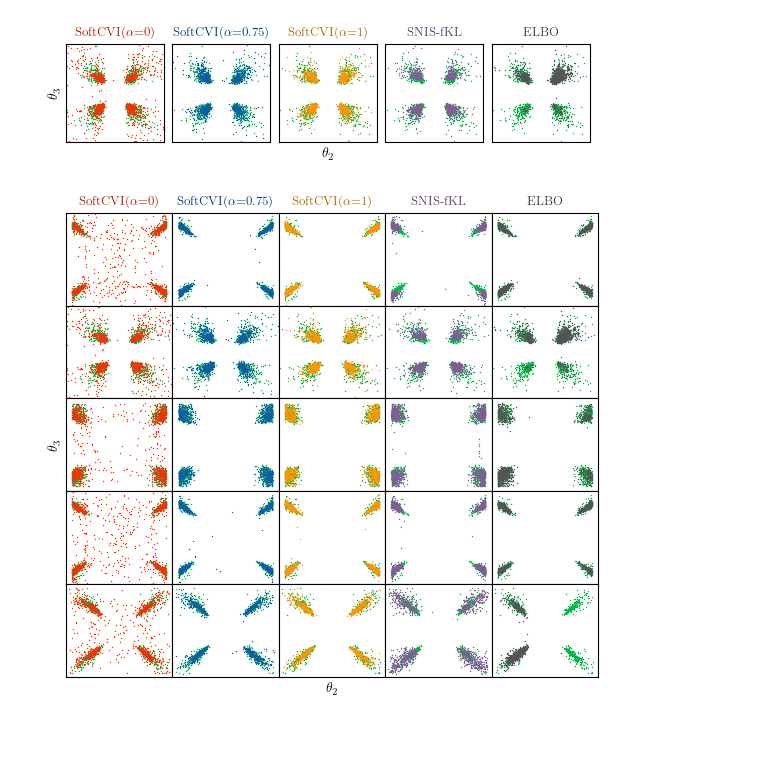
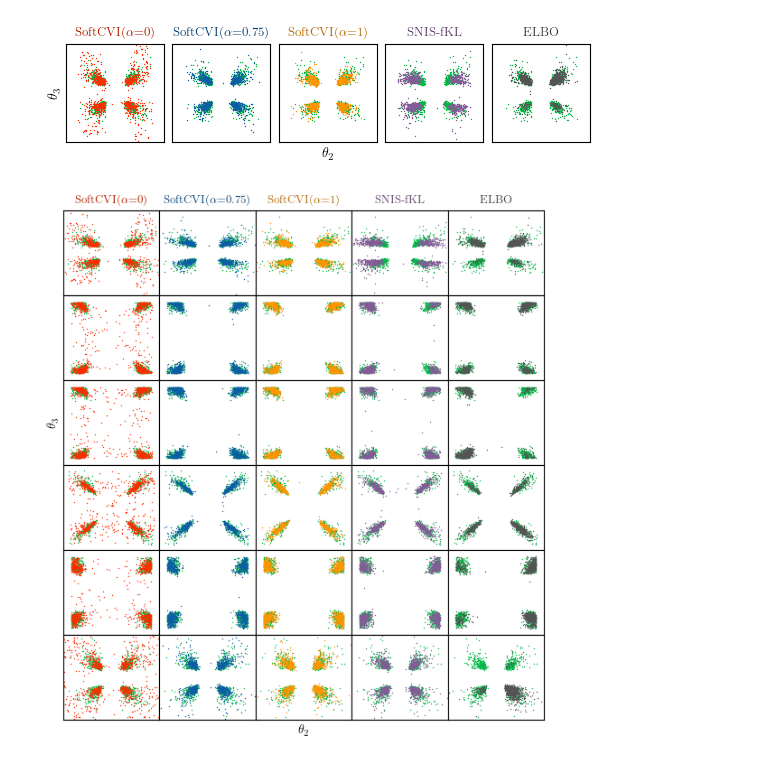
Before and after one commit to danielward27/softcvi_validation, a Jupyter notebook: plots/plot_individual_runs.ipynb, the cells around one changed output. Drawn from its saved outputs; the diff is of its cells as text; code cells hidden in the pictures; blank space fills up the shorter version.

Commit message:
Remake plots with 50 runs

```diff
--- a/plots/plot_individual_runs.ipynb
+++ b/plots/plot_individual_runs.ipynb
@@ -23,7 +23,7 @@ hyperparam_str = "k=8_negative=proposal"
 
 task_samples = []
 
-for seed in range(5):  # Just first 5 runs
+for seed in range(10):  # Just load first 10 runs
     task_samps = {
         task: {
             method_name: dict(
@@ -135,7 +135,7 @@ plt.savefig(f"plots/plots/single_run_boxplots_{hyperparam_str}.pdf")
 ## For SLCP we focus on the posterior marginal showing the four modes
 from copy import deepcopy
 
-samples = deepcopy(task_samples[1]["slcp"])
+samples = deepcopy(task_samples[0]["slcp"])
 true_samples = samples.pop("True")
 
 fig = plt.figure(figsize=(plt.rcParams["figure.figsize"][0], 1.5), layout="constrained")
@@ -143,7 +143,7 @@ axes = fig.subplots(ncols=len(samples))
 
 def get_lim(arr):
     lim = jnp.quantile(jnp.abs(arr), 0.99)
-    return lim+0.4, -lim-0.4
+    return lim*1.6, -lim*1.6
 
 for ax, (k, v) in zip(axes, samples.items(), strict=False):
     s = 1
@@ -182,21 +182,23 @@ axes[0].set_ylabel(r"$\theta_3$")
 axes[2].set_xlabel(r"$\theta_2$")
 fig.savefig(f"plots/plots/slcp_mass_covering_{hyperparam_str}.pdf", dpi=450)
 # %% [output]
-[figure, old version]
+[figure, new version]
 # %%
+n_plot = 6
+
 fig = plt.figure(
-    figsize=(plt.rcParams["figure.figsize"][0], 1*len(task_samples)),
+    figsize=(plt.rcParams["figure.figsize"][0], n_plot),
     layout="constrained",
 )
 
 axes = fig.subplots(
     ncols=len(palette)-1,
-    nrows=len(task_samples),
+    nrows=n_plot,
     sharex="row",
     sharey="row",
     )
 
-slcp_samps = deepcopy([r["slcp"] for r in task_samples])
+slcp_samps = deepcopy([r["slcp"] for r in task_samples[:n_plot]])
 
 for samps, ax_row in zip(slcp_samps, axes, strict=True):
     true_samples = samps.pop("True")
@@ -212,32 +214,32 @@ for samps, ax_row in zip(slcp_samps, axes, strict=True):
             rasterized=True,
             linewidth=0,
             )
         ax.scatter(
             v["theta"][:, 2],
             v["theta"][:, 3],
             label=k,
             s=s,
             color=palette[k],
             rasterized=True,
             linewidth=0,
             )
 
         ax.set_xlim(*get_lim(true_samples["theta"][:, 2]))
         ax.set_ylim(*get_lim(true_samples["theta"][:, 3]))
         ax.xaxis.set_ticks([])
         ax.yaxis.set_ticks([])
 
 fig.get_layout_engine().set(w_pad=0, h_pad=0, hspace=0, wspace=0)
 
 # Make title a little darker so can read easier
 for k, ax in zip(slcp_samps[0].keys(), axes[0], strict=True):
     title_color = matplotlib.colors.ColorConverter.to_rgb(palette[k])
     title_color = tuple(0.7*c for c in title_color)
     ax.set_title(k, color=title_color, fontdict={"fontsize": 9})
 
 axes[2, 0].set_ylabel(r"$\theta_3$")
 axes[-1, 2].set_xlabel(r"$\theta_2$")
 
-fig.savefig(f"plots/plots/slcp_mass_covering_first_five_{hyperparam_str}.pdf", dpi=450)
+fig.savefig(f"plots/plots/slcp_mass_covering_first_six_{hyperparam_str}.pdf", dpi=450)
 # %% [output]
-[figure, old version]
+[figure, new version]
```
Also changed, not shown: parts of 1 cell of this notebook, 17 other files.
